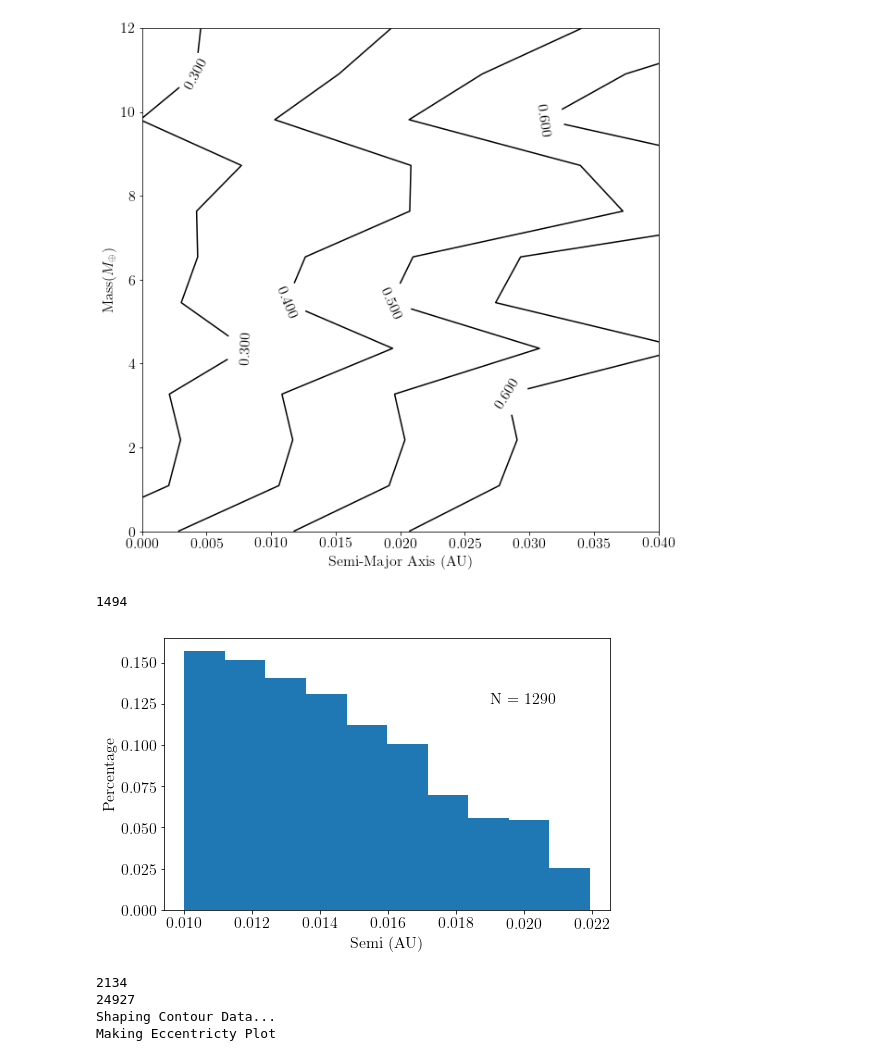
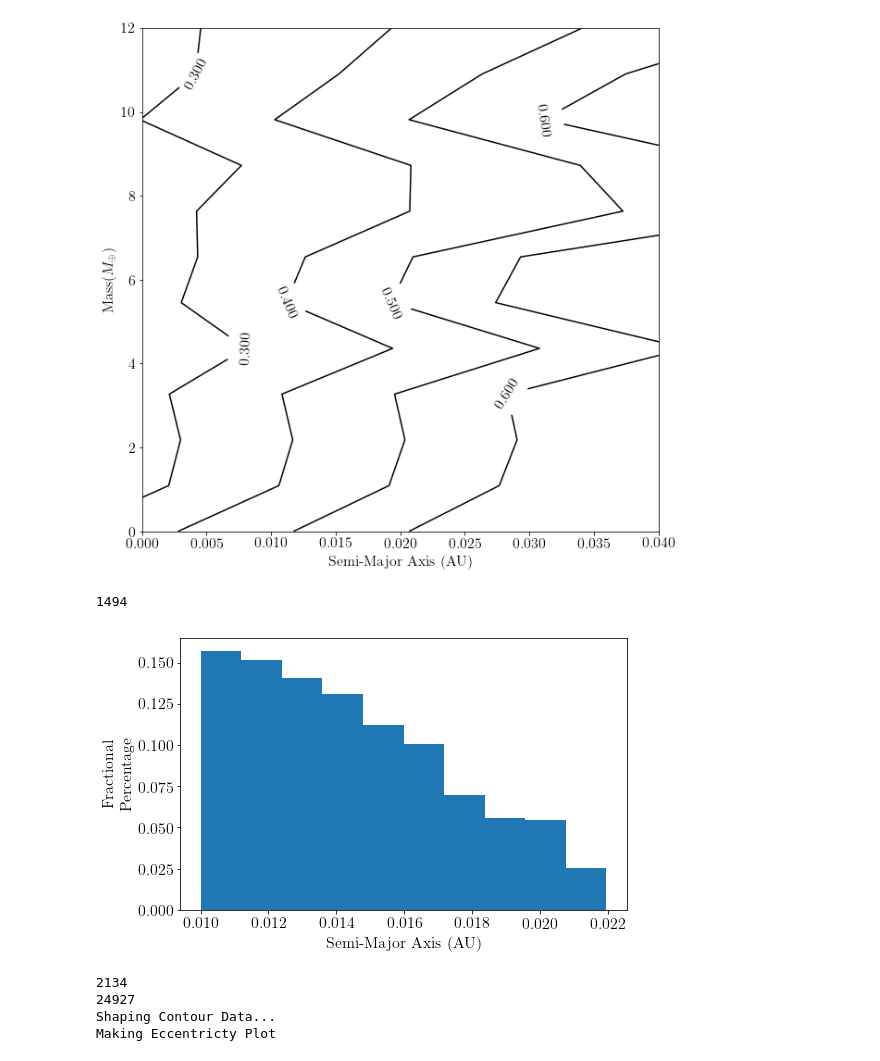
Before and after one commit to dm1681/MergingPerts, a Jupyter notebook: fig_gen.ipynb, the cells around one changed output. Saved outputs shown, nothing was run; the diff lists cells and outputs as text; code cells hidden in the pictures.

```diff
--- a/fig_gen.ipynb
+++ b/fig_gen.ipynb
@@ -724,24 +640,24 @@ Making Eccentricty Plot
 # %%
 # lets make histogram of eq_only merged cases and their semis
 
 
 print(len(semib_eqonly))
 # 80% have merged with semis less than 0.022 AU; lets filter all the others out
 p025semi_mask = np.where(semib_eqonly <= 0.022)
 masked_semi_eqonly = semib_eqonly[p025semi_mask]
 n = masked_semi_eqonly.shape[0]
 fig,ax = plt.subplots(1,1)
 fig.set_size_inches(8,5)
 bins = 10
 ax.hist(masked_semi_eqonly,bins=bins, weights=np.zeros_like(masked_semi_eqonly)+1./masked_semi_eqonly.size)
-ax.text(0.019,0.125, 'N = %i'%(n))
-ax.set_xlabel('Semi (AU)')
-ax.set_ylabel('Percentage')
+#ax.text(0.019,0.125, 'N = %i'%(n))
+ax.set_xlabel('Semi-Major Axis (AU)')
+ax.set_ylabel('Fractional\nPercentage')
 #ax.set_title('Inner Planet Merged');
 fig.savefig("./figs/eqtide_merge.png", bbox_inches='tight',dpi=plot_dpi)
 # %% [output]
 1494
-[figure, old version]
+[figure, new version]
 # %%
 merged_data_eqorb = final_data_eqorb[np.where(final_data_eqorb['bMerge_eqorb'] == 1)]
 n_merged_eqorb = len(merged_data_eqorb)
```
Also changed, not shown: parts of 15 cells of this notebook, 2 other files.
